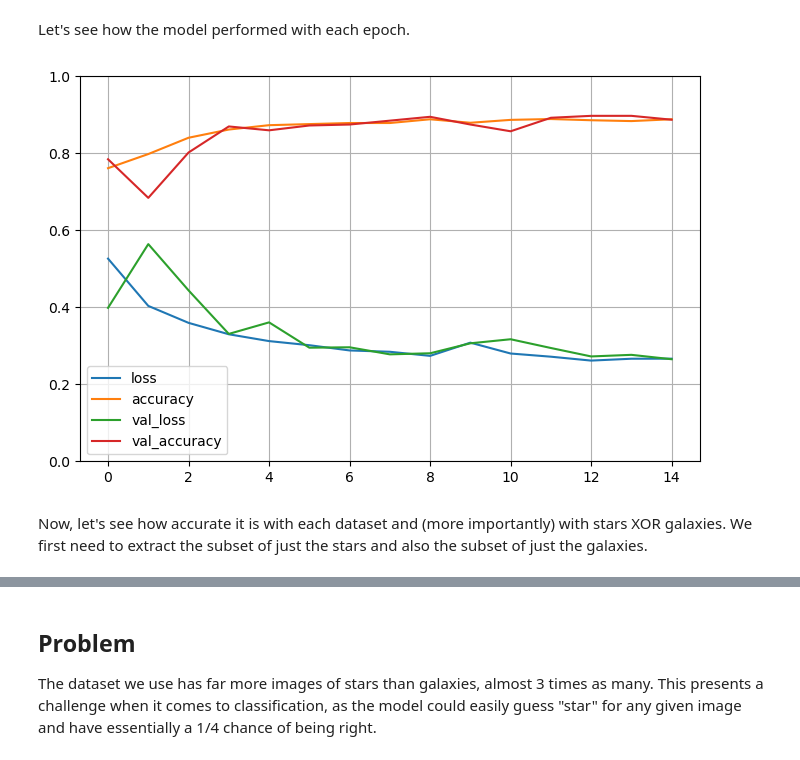
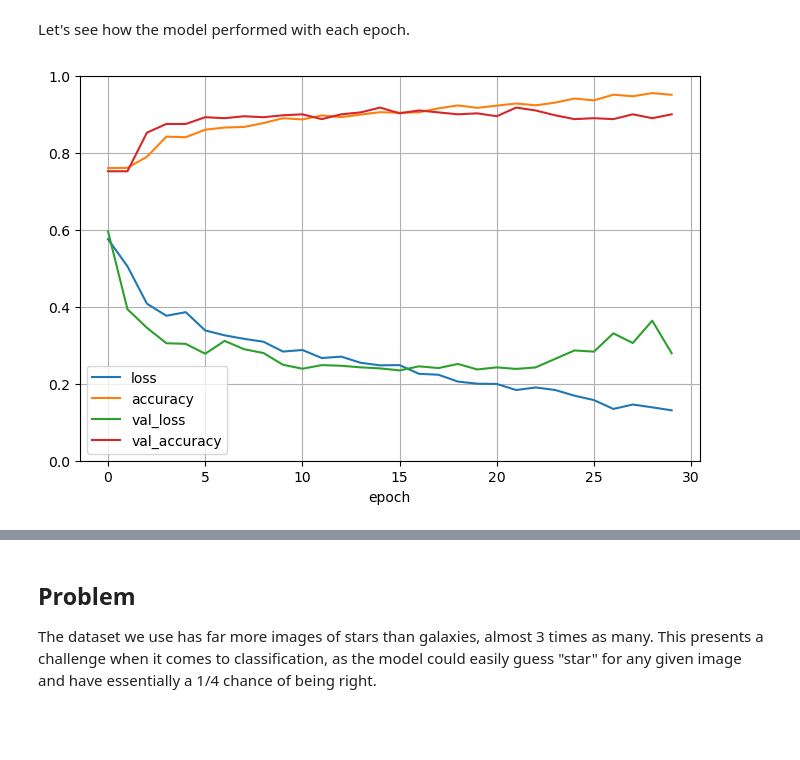
Before and after one commit to pavalos6401/ml-term-project, a Jupyter notebook: cnn.ipynb, the cells around one changed output, grey strips where cells are left out. Drawn from its saved outputs; the diff is of its cells as text; code cells hidden in the pictures; blank space fills up the shorter version.

```diff
--- a/cnn.ipynb
+++ b/cnn.ipynb
@@ -108,14 +81,18 @@ The model goes through convolutions.
 # %%
 # First convolution
 model.add(layers.Conv2D(filters=32, kernel_size=3, activation="relu"))
-model.add(layers.MaxPool2D(pool_size=2))
 
 # Second convolution
 model.add(layers.Conv2D(filters=64, kernel_size=3, activation="relu"))
 model.add(layers.MaxPool2D(pool_size=2))
+model.add(layers.Dropout(0.25))
 
 # Third convolution
 model.add(layers.Conv2D(filters=64, kernel_size=3, activation="relu"))
 model.add(layers.MaxPool2D(pool_size=2))
+model.add(layers.Dropout(0.25))
 
-model.summary()
+# Fourth convolution
+model.add(layers.Conv2D(filters=128, kernel_size=3, activation="relu"))
+model.add(layers.MaxPool2D(pool_size=2))
+model.add(layers.Dropout(0.25))
@@ -140,7 +99,13 @@ _________________________________________________________________
 # %% [markdown]
 Finally, the model flattens the processed data and feeds it into a Deep Neural Network.
 # %%
+# Flatten processed image data
 model.add(layers.Flatten())
-model.add(layers.Dense(units=64, activation="relu"))
-model.add(layers.Dense(units=2))  # Output layer
-model.summary()
+
+# Hidden layers
+model.add(layers.Dense(units=512, activation="relu"))
+model.add(layers.Dense(units=32, activation="relu"))
+model.add(layers.Dropout(0.6))
+
+# Output layer
+model.add(layers.Dense(units=2))
@@ -173,8 +181,10 @@ model.compile(
+# %%
+def plot_history(history) -> None:
+    pd.DataFrame(history.history).plot(figsize=(8, 5))
+    plt.grid(True)
+    plt.gca().set_ylim(0, 1)
+    plt.xlabel("epoch")
+    plt.show()
 # %%
-history = model.fit(
-    x_train,
-    y_train,
-    epochs=15,
-    validation_data=(x_val, y_val),
-)
+history = train_test_model(model=model, x=dataset.image, y=dataset.target)
 # %% [output]
@@ -208,11 +210,6 @@ test_loss, test_acc = model.evaluate(x_test, y_test, verbose=2)
 # %% [markdown]
 Let's see how the model performed with each epoch.
 # %%
-pd.DataFrame(history.history).plot(figsize=(8, 5))
-plt.grid(True)
-plt.gca().set_ylim(0, 1)
-plt.show()
+plot_history(history=history)
 # %% [output]
-[figure, old version]
+[figure, new version]
-# %% [markdown]
-Now, let's see how accurate it is with each dataset and (more importantly) with stars XOR galaxies. We first need to extract the subset of just the stars and also the subset of just the galaxies.
```
Also changed, not shown: parts of 22 cells of this notebook, 1 other file.
